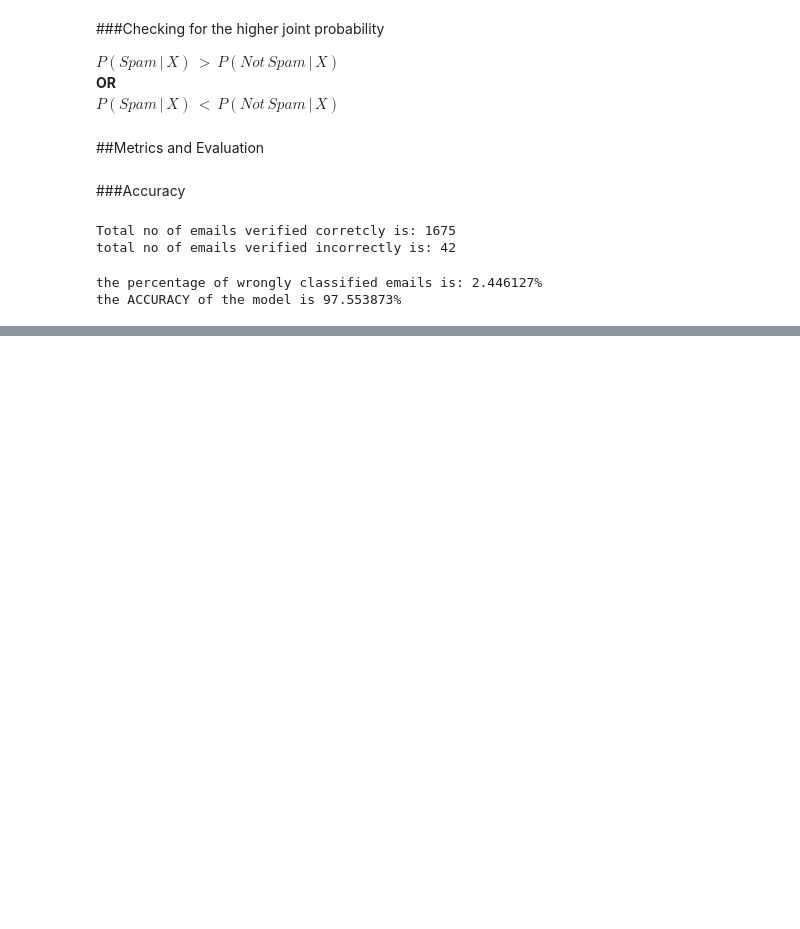
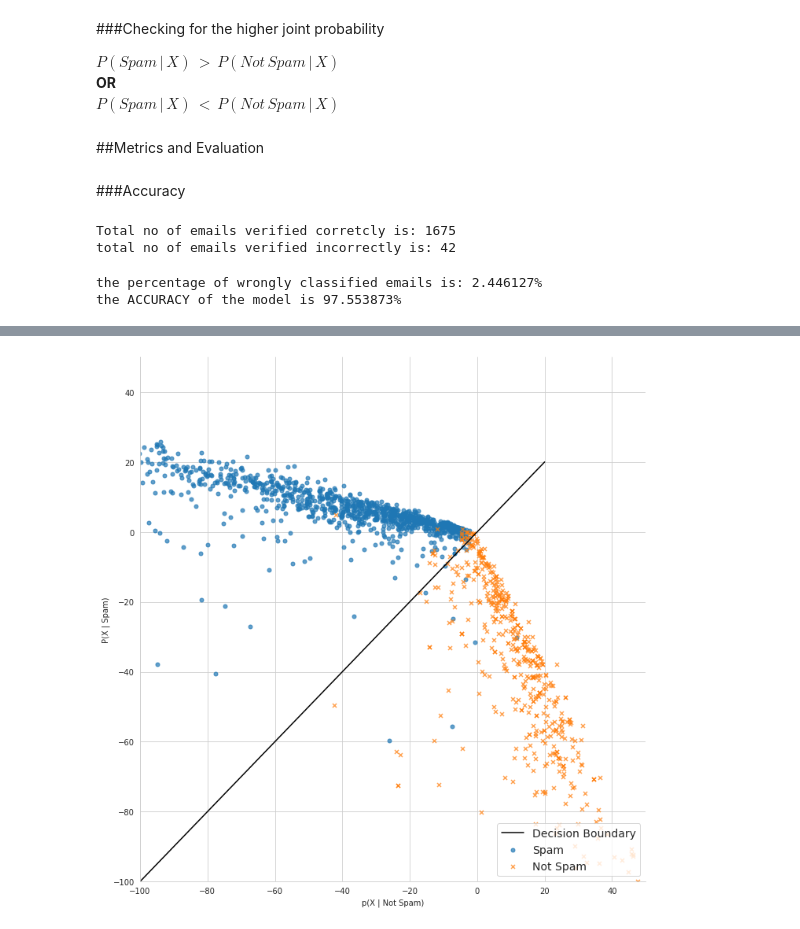
Before and after one commit to makhijakabir/machine-learning, a Jupyter notebook: bayesClassifierESFtesting.ipynb, the cells around one changed output, grey strips where cells are left out. Drawn from its saved outputs; the diff is of its cells as text; code cells hidden in the pictures; blank space fills up the shorter version.

```diff
--- a/bayesClassifierESFtesting.ipynb
+++ b/bayesClassifierESFtesting.ipynb
@@ -105,0 +176,20 @@ the ACCURACY of the model is 97.553873%
+# %%
+#chart Styling
+
+sns.set_style('whitegrid')
+labels = 'Actual Category'
+
+summaryDF = pd.DataFrame({yAxisLabel: logJointNotSpam, xAxisLabel: logJointSpam, labels: yTest})
+# %%
+sns.lmplot(x=xAxisLabel, y=yAxisLabel, data=summaryDF, size=10, fit_reg=False, scatter_kws={'alpha':0.7, 's':25}, hue=labels, markers=['o', 'x'], legend=False)
+
+plt.xlim([-100, 50])
+plt.ylim([-100, 50])
+
+plt.plot(linedata, linedata, color='black')
+
+plt.legend(('Decision Boundary', 'Spam', 'Not Spam'), loc='lower right', fontsize=14)
+
+plt.show()
+# %% [output]
+[figure, added]
```
Also changed, not shown: parts of 9 cells of this notebook.
